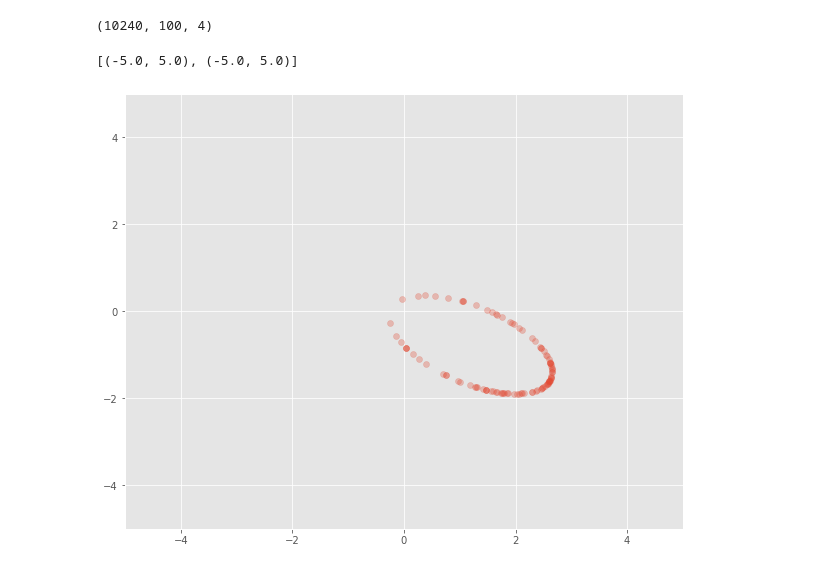
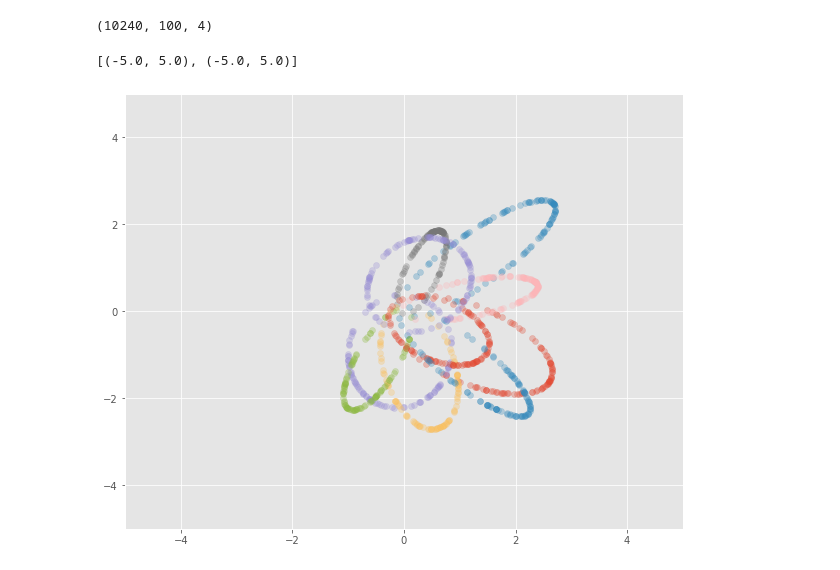
Before and after one commit to anugrahchemparathy/ContrastiveLearning, a Jupyter notebook: ExperimentsCL/OrbitsTesting.ipynb, the cells around one changed output. Saved outputs shown, nothing was run; the diff lists cells and outputs as text; code cells hidden in the pictures.

Commit message:
fixed orbit plotting nb

```diff
--- a/ExperimentsCL/OrbitsTesting.ipynb
+++ b/ExperimentsCL/OrbitsTesting.ipynb
@@ -40,12 +26,12 @@ train_orbits_dataset.data.shape
 (10240, 100, 4)
 # %%
 fig, ax = plt.subplots()
-for orbit_i in range(1):
+for orbit_i in range(10):
     ax.scatter(train_orbits_dataset.data[orbit_i,:,0], train_orbits_dataset.data[orbit_i,:,1], alpha=.3) # position
 #     ax.scatter(train_orbits_dataset.data[orbit_i,:,2], train_orbits_dataset.data[orbit_i,:,3], alpha=.3) # momentum
 
 fig.set_size_inches(10, 8, forward=True)
 ax.set(xlim=(-5, 5), ylim=(-5, 5))
 # %% [output]
 [(-5.0, 5.0), (-5.0, 5.0)]
-[figure, old version]
+[figure, new version]
```
Also changed, not shown: parts of 1 cell of this notebook, 2 other files.
